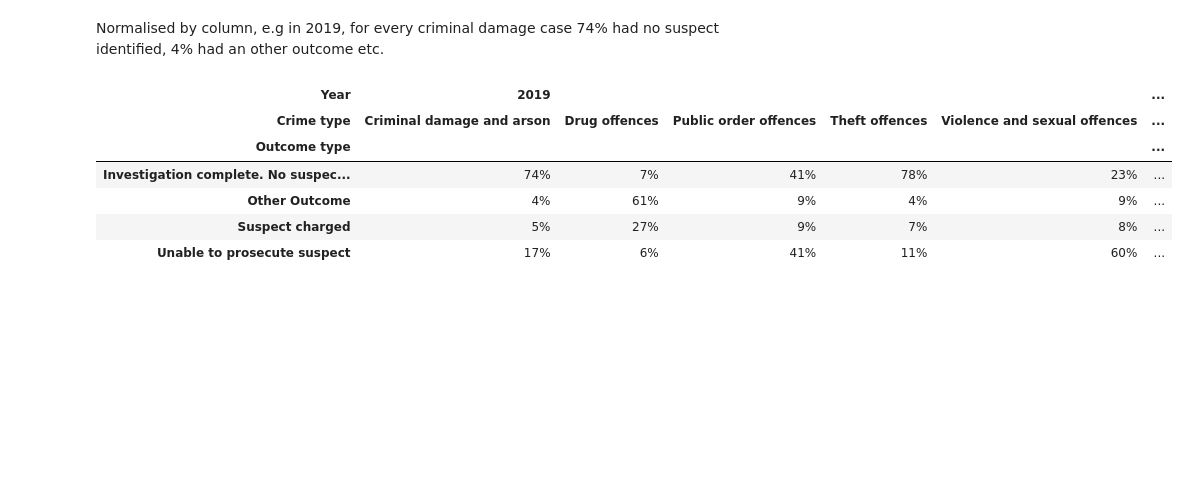
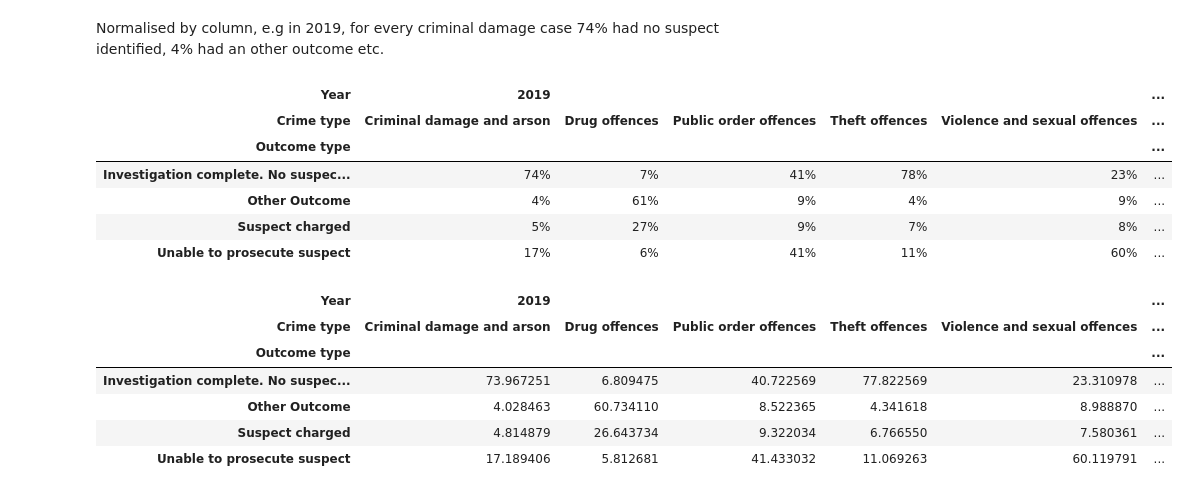
Before and after one commit to elliot-linsey/QMUL, a Jupyter notebook: EOY Project/Untitled Folder/Analysis of full dataset.ipynb, the cells around one changed output. Drawn from its saved outputs; the diff is of its cells as text; code cells hidden in the pictures; blank space fills up the shorter version.

```diff
--- a/EOY Project/Untitled Folder/Analysis of full dataset.ipynb
+++ b/EOY Project/Untitled Folder/Analysis of full dataset.ipynb
@@ -96,3 +96,14 @@ pivot2.applymap(lambda x: "{0:.0f}%".format(100*x))
 | Other Outcome | 4% | 61% | 9% | 4% | 9% | ... |
 | Suspect charged | 5% | 27% | 9% | 7% | 8% | ... |
 | Unable to prosecute suspect | 17% | 6% | 41% | 11% | 60% | ... |
+# %%
+pivot3 = pivot/pivot.sum()*100
+pivot3
+# %% [output]
+| Year | 2019 |  |  |  |  | ... |
+| Crime type | Criminal damage and arson | Drug offences | Public order offences | Theft offences | Violence and sexual offences | ... |
+| Outcome type |  |  |  |  |  | ... |
+| Investigation complete. No suspec... | 73.967251 | 6.809475 | 40.722569 | 77.822569 | 23.310978 | ... |
+| Other Outcome | 4.028463 | 60.734110 | 8.522365 | 4.341618 | 8.988870 | ... |
+| Suspect charged | 4.814879 | 26.643734 | 9.322034 | 6.766550 | 7.580361 | ... |
+| Unable to prosecute suspect | 17.189406 | 5.812681 | 41.433032 | 11.069263 | 60.119791 | ... |
```
